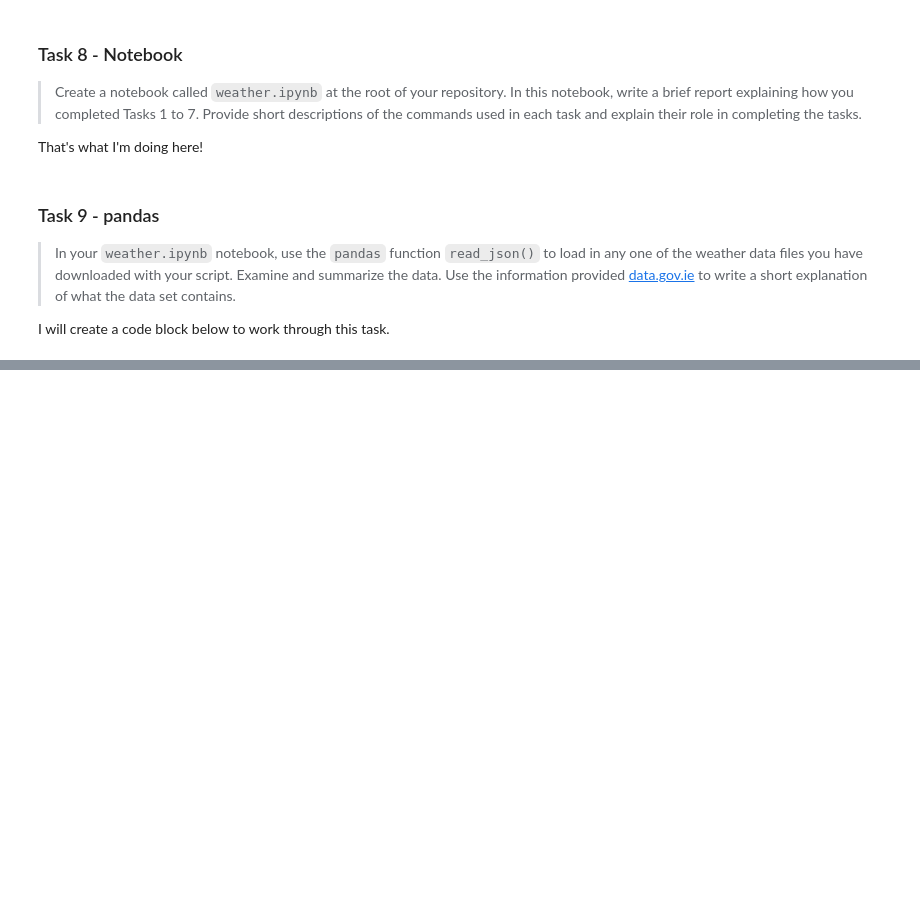
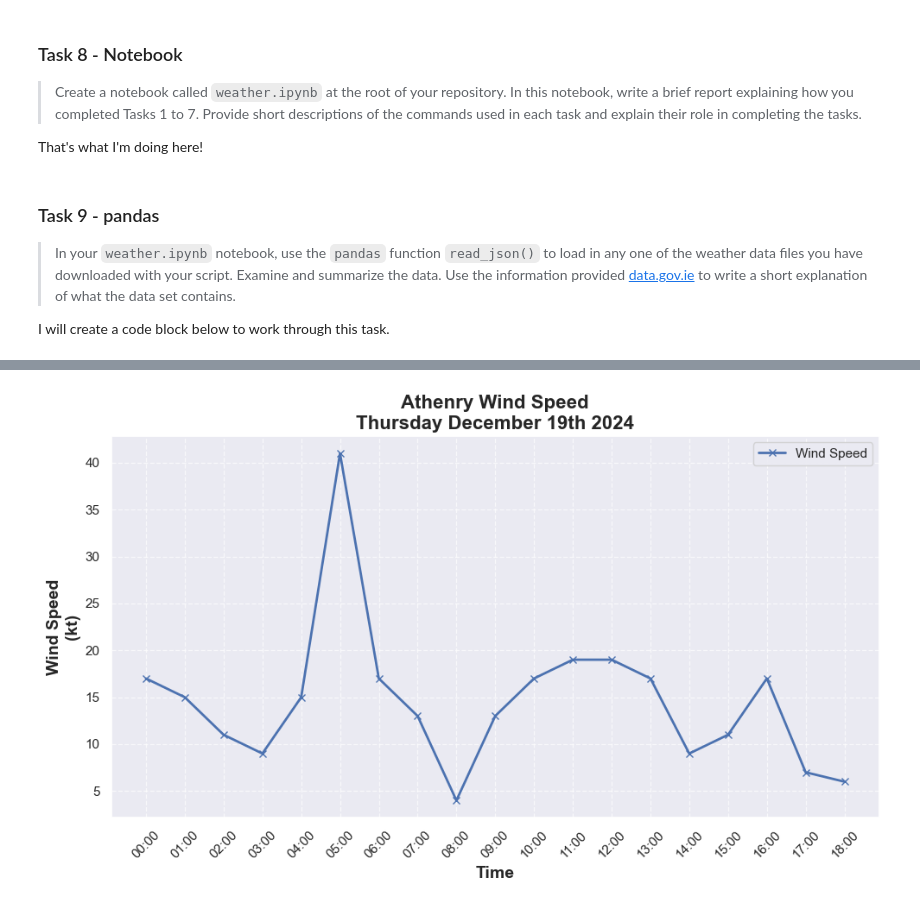
Before and after one commit to JBnkn/8645-computer-infrastructure, a Jupyter notebook: weather.ipynb, the cells around one changed output, grey strips where cells are left out. Drawn from its saved outputs; the diff is of its cells as text; code cells hidden in the pictures; blank space fills up the shorter version.

```diff
--- a/weather.ipynb
+++ b/weather.ipynb
@@ -81,0 +68,13 @@ df.head()
+# %%
+# importing modules to assist me with working on the data
+
+import pandas as pd # for data manipulation
+import matplotlib.pyplot as plt # for plotting
+import seaborn as sns # for visualisations
+sns.set()
+
+# read in the json file as a dataframe
+df = pd.read_json('./data/weather/20241219_183843.json')
+
+# take a look at the data
+df.head()
@@ -81,0 +125,27 @@ df.head()
+# %%
+# converting 'reportTime' to datetime, as currently an object
+df['reportTime'] = pd.to_datetime(df['reportTime'])
+
+# extracting hour from 'reportTime'
+df['hour'] = df['reportTime'].dt.hour
+
+# creating plot
+plt.figure(figsize=(10, 6))
+plt.plot(df['hour'], df['windSpeed'], marker='x', label='Wind Speed', linewidth=2)
+
+# formatting hours
+hours = df['reportTime'].dt.strftime('%H:%M')
+
+# adding label, title, grid
+plt.title('Athenry Wind Speed\nThursday December 19th 2024', fontsize=16, weight='bold')
+plt.xlabel('Time', fontsize=14, weight='bold')
+plt.ylabel('Wind Speed\n(kt)', fontsize=14, weight='bold')
+plt.xticks(df['hour'], labels=hours, rotation=45)
+plt.grid(True, linestyle='--', alpha=0.7)
+plt.legend()
+
+# Show the plot
+plt.tight_layout()
+plt.show()
+# %% [output]
+[figure, added]
```
Also changed, not shown: parts of 4 cells of this notebook.
